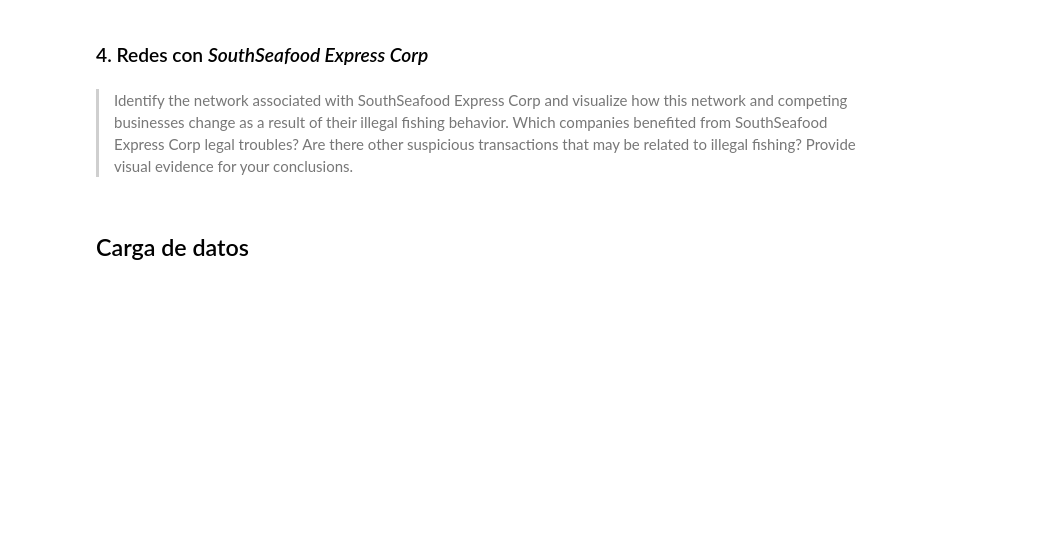
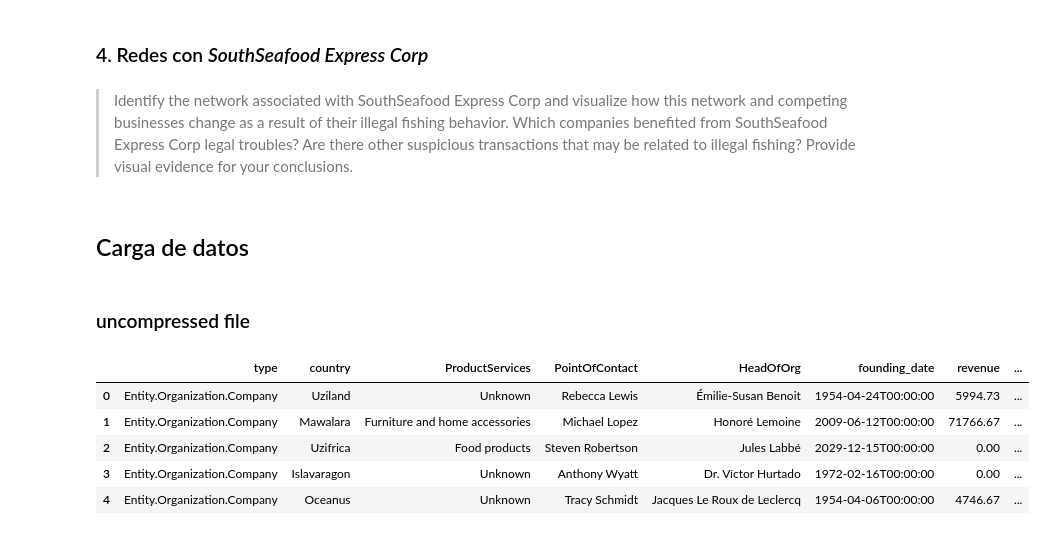
Before and after one commit to bettachini/visualizacion, a Jupyter notebook: vast2024/m3_inicio.ipynb, the cells around one changed output. Cells and saved outputs as stored; diff of their text form; code cells hidden in the pictures; blank space fills up the shorter version.

```diff
--- a/vast2024/m3_inicio.ipynb
+++ b/vast2024/m3_inicio.ipynb
@@ -48,0 +25,2 @@ with zipfile.ZipFile(zip_file_path, 'r') as zip_ref:
+# %% [markdown]
+### uncompressed file
@@ -48,0 +40,9 @@ with zipfile.ZipFile(zip_file_path, 'r') as zip_ref:
+# %%
+df_nodes.head()
+# %% [output]
+|  | type | country | ProductServices | PointOfContact | HeadOfOrg | founding_date | revenue | ... |
+| 0 | Entity.Organization.Company | Uziland | Unknown | Rebecca Lewis | Émilie-Susan Benoit | 1954-04-24T00:00:00 | 5994.73 | ... |
+| 1 | Entity.Organization.Company | Mawalara | Furniture and home accessories | Michael Lopez | Honoré Lemoine | 2009-06-12T00:00:00 | 71766.67 | ... |
+| 2 | Entity.Organization.Company | Uzifrica | Food products | Steven Robertson | Jules Labbé | 2029-12-15T00:00:00 | 0.00 | ... |
+| 3 | Entity.Organization.Company | Islavaragon | Unknown | Anthony Wyatt | Dr. Víctor Hurtado | 1972-02-16T00:00:00 | 0.00 | ... |
+| 4 | Entity.Organization.Company | Oceanus | Unknown | Tracy Schmidt | Jacques Le Roux de Leclercq | 1954-04-06T00:00:00 | 4746.67 | ... |
```
Also changed, not shown: parts of 19 cells of this notebook, 2 other files.
